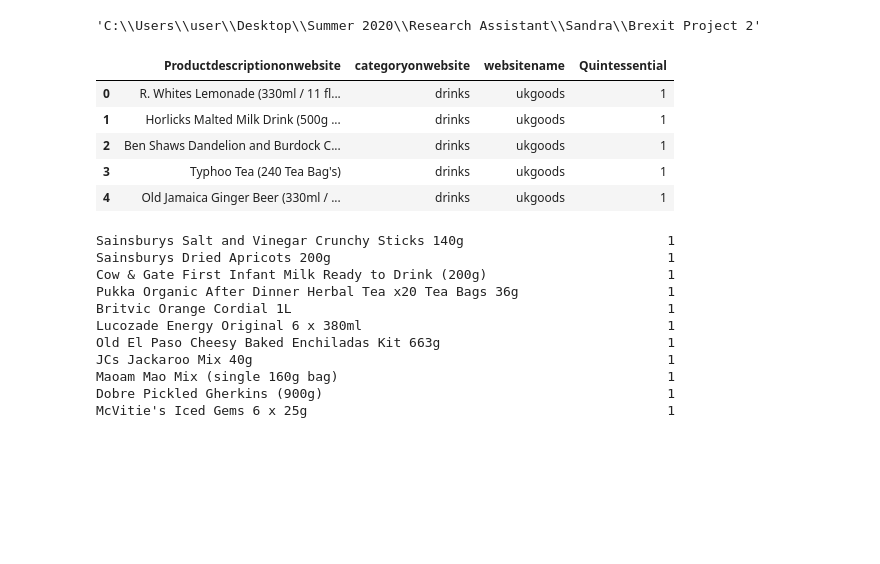
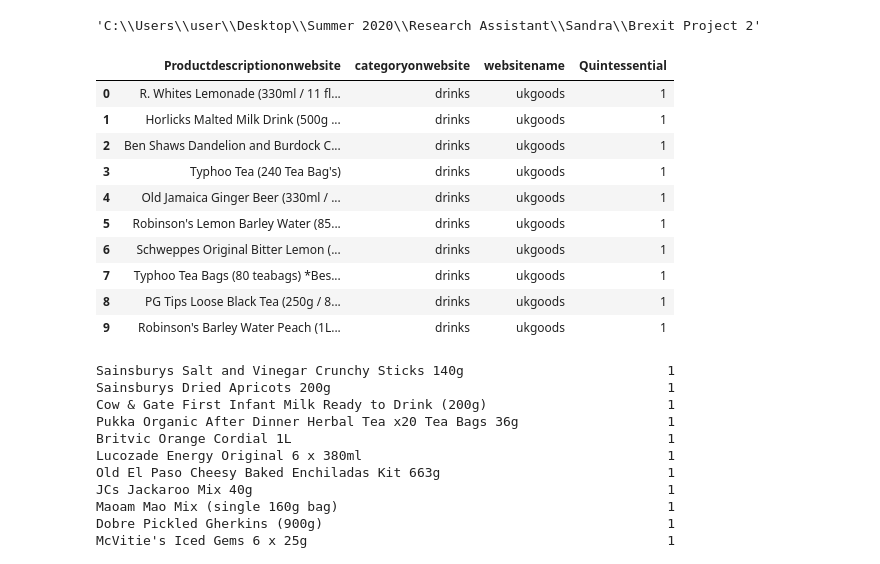
Before and after one commit to naeemtal/brexitproject, a Jupyter notebook: products_database.ipynb, the cells around one changed output. Cells and saved outputs as stored; diff of their text form; code cells hidden in the pictures; blank space fills up the shorter version.

```diff
--- a/products_database.ipynb
+++ b/products_database.ipynb
@@ -11,14 +11,19 @@ os.getcwd()
 # %%
 productsdatabase = pd.read_csv('cleanedproduct.csv', sep=",", encoding='latin-1')
 # %%
-productsdatabase.head()
+productsdatabase.head(10)
 # %% [output]
 |  | Productdescriptiononwebsite | categoryonwebsite | websitename | Quintessential |
 | 0 | R. Whites Lemonade (330ml / 11 fl... | drinks | ukgoods | 1 |
 | 1 | Horlicks Malted Milk Drink (500g ... | drinks | ukgoods | 1 |
 | 2 | Ben Shaws Dandelion and Burdock C... | drinks | ukgoods | 1 |
 | 3 | Typhoo Tea (240 Tea Bag's) | drinks | ukgoods | 1 |
 | 4 | Old Jamaica Ginger Beer (330ml / ... | drinks | ukgoods | 1 |
+| 5 | Robinson's Lemon Barley Water (85... | drinks | ukgoods | 1 |
+| 6 | Schweppes Original Bitter Lemon (... | drinks | ukgoods | 1 |
+| 7 | Typhoo Tea Bags (80 teabags) *Bes... | drinks | ukgoods | 1 |
+| 8 | PG Tips Loose Black Tea (250g / 8... | drinks | ukgoods | 1 |
+| 9 | Robinson's Barley Water Peach (1L... | drinks | ukgoods | 1 |
 # %%
 productsdatabase.Productdescriptiononwebsite.value_counts()
 # %% [output]
```
Also changed, not shown: parts of 10 cells of this notebook.
